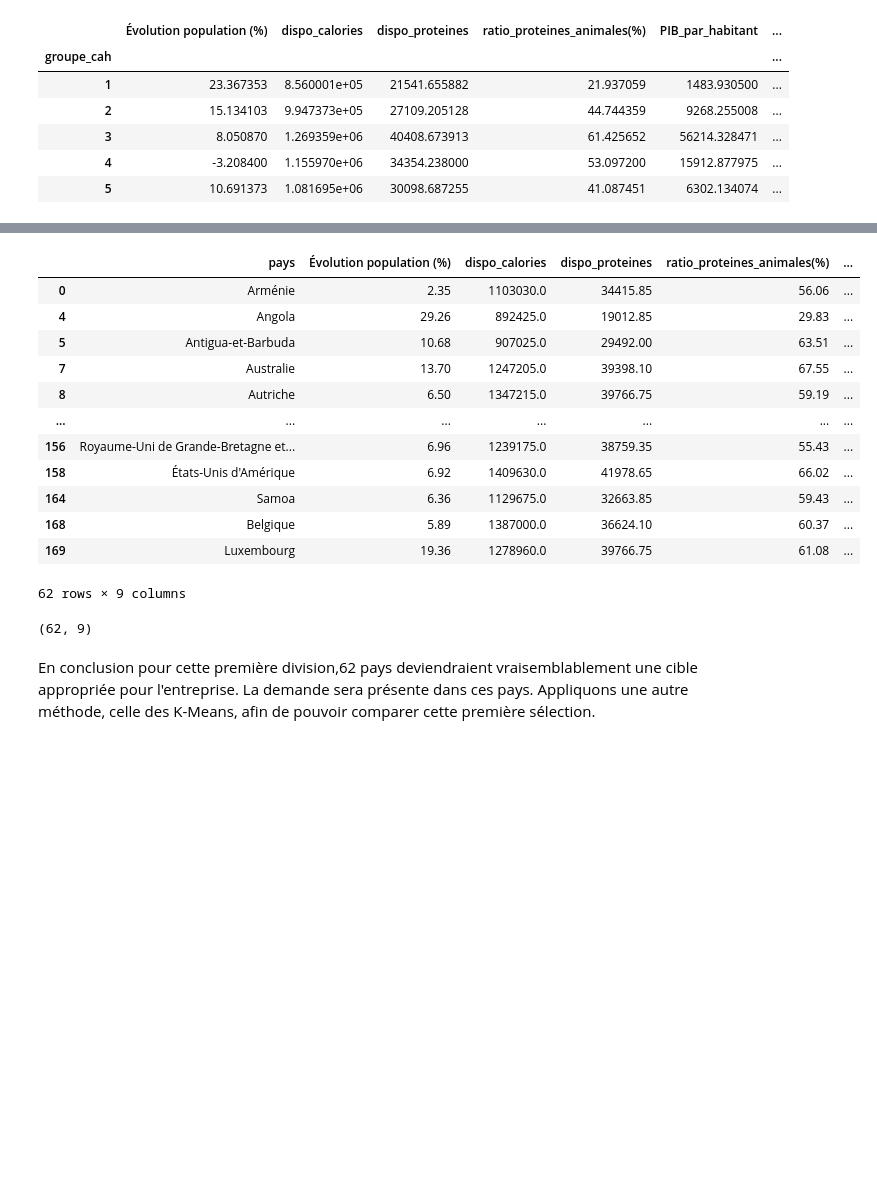
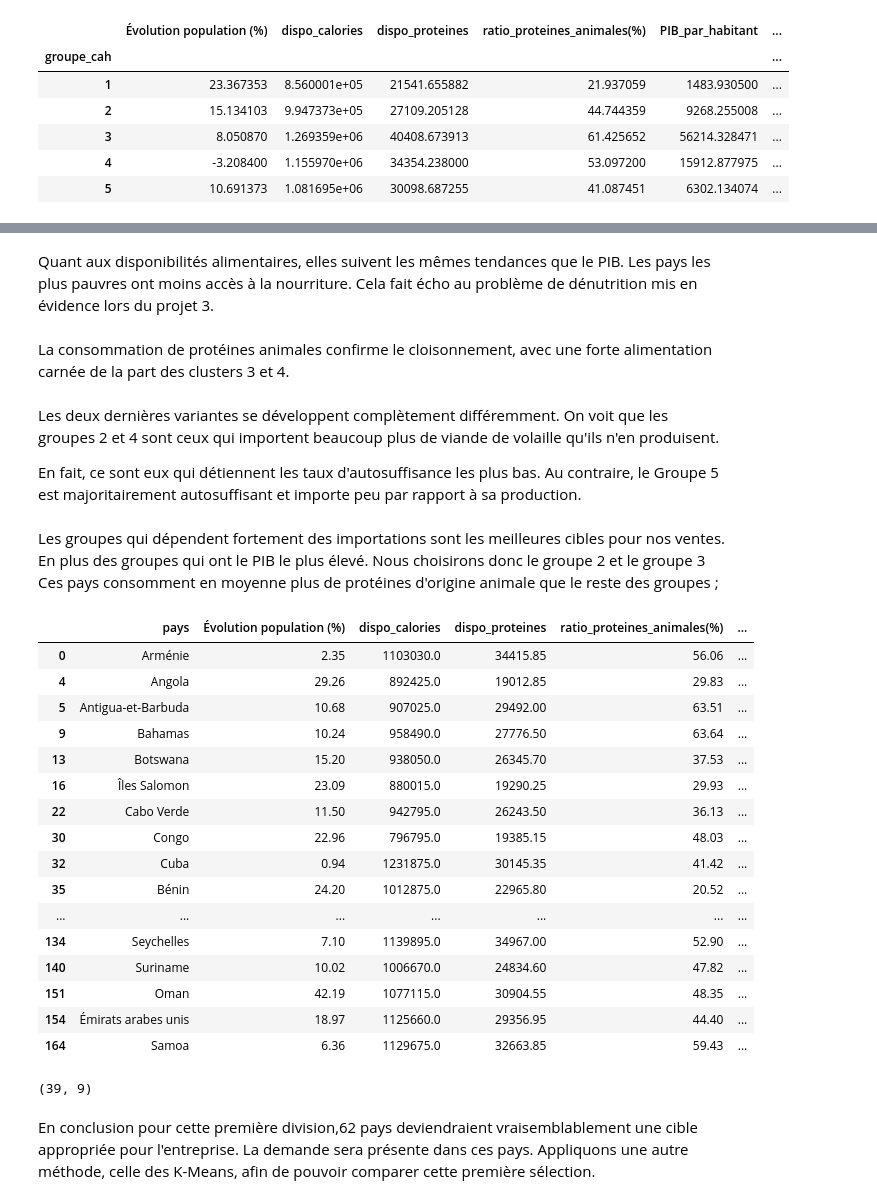
Before and after one commit to ROWAIDAK/ROWAIDAK-P5_Produisez-une-tude-de-march, a Jupyter notebook: P5_02_code.ipynb, the cells around one changed output, grey strips where cells are left out. Saved outputs shown, nothing was run; the diff lists cells and outputs as text; code cells hidden in the pictures; blank space fills up the shorter version.

```diff
--- a/P5_02_code.ipynb
+++ b/P5_02_code.ipynb
@@ -874,27 +890,44 @@ Ces pays consomment en moyenne plus de protéines d'origine animale que le reste
+# %% [markdown]
+Quant aux disponibilités alimentaires, elles suivent les mêmes tendances que le PIB. Les pays les plus pauvres ont moins accès à la nourriture. Cela fait écho au problème de dénutrition mis en évidence lors du projet 3.
+# %% [markdown]
+La consommation de protéines animales confirme le cloisonnement, avec une forte alimentation carnée de la part des clusters 3 et 4.
+# %% [markdown]
+Les deux dernières variantes se développent complètement différemment. On voit que les groupes 2   et 4 sont  ceux qui importent beaucoup plus de viande de volaille qu'ils n'en produisent.
+
+En fait, ce sont eux qui détiennent les taux d'autosuffisance les plus bas. Au contraire, le Groupe   5 est majoritairement autosuffisant et importe peu par rapport à sa production.
+# %% [markdown]
+Les groupes qui dépendent fortement des importations sont les meilleures cibles pour nos ventes.
+En plus des groupes qui ont le PIB le plus élevé.
+Nous choisirons donc le groupe 2 et le groupe 3
+Ces pays consomment en moyenne plus de protéines d'origine animale que le reste des groupes ;
 # %%
-df_select_pays_cah = df_groupes_cah[df_groupes_cah["groupe_cah"].isin([2,3]) == True]
+df_select_pays_cah = df_groupes_cah[df_groupes_cah["groupe_cah"].isin([2]) == True]
 
 df_select_pays_cah.to_csv('exports/df_select_pays_cah.csv', index=False)
 df_select_pays_cah.shape
 df_select_pays_cah
 # %% [output]
 |  | pays | Évolution population (%) | dispo_calories | dispo_proteines | ratio_proteines_animales(%) | ... |
 | 0 | Arménie | 2.35 | 1103030.0 | 34415.85 | 56.06 | ... |
 | 4 | Angola | 29.26 | 892425.0 | 19012.85 | 29.83 | ... |
 | 5 | Antigua-et-Barbuda | 10.68 | 907025.0 | 29492.00 | 63.51 | ... |
-| 7 | Australie | 13.70 | 1247205.0 | 39398.10 | 67.55 | ... |
-| 8 | Autriche | 6.50 | 1347215.0 | 39766.75 | 59.19 | ... |
+| 9 | Bahamas | 10.24 | 958490.0 | 27776.50 | 63.64 | ... |
+| 13 | Botswana | 15.20 | 938050.0 | 26345.70 | 37.53 | ... |
+| 16 | Îles Salomon | 23.09 | 880015.0 | 19290.25 | 29.93 | ... |
+| 22 | Cabo Verde | 11.50 | 942795.0 | 26243.50 | 36.13 | ... |
+| 30 | Congo | 22.96 | 796795.0 | 19385.15 | 48.03 | ... |
+| 32 | Cuba | 0.94 | 1231875.0 | 30145.35 | 41.42 | ... |
+| 35 | Bénin | 24.20 | 1012875.0 | 22965.80 | 20.52 | ... |
 | ... | ... | ... | ... | ... | ... | ... |
-| 156 | Royaume-Uni de Grande-Bretagne et... | 6.96 | 1239175.0 | 38759.35 | 55.43 | ... |
-| 158 | États-Unis d'Amérique | 6.92 | 1409630.0 | 41978.65 | 66.02 | ... |
+| 134 | Seychelles | 7.10 | 1139895.0 | 34967.00 | 52.90 | ... |
+| 140 | Suriname | 10.02 | 1006670.0 | 24834.60 | 47.82 | ... |
+| 151 | Oman | 42.19 | 1077115.0 | 30904.55 | 48.35 | ... |
+| 154 | Émirats arabes unis | 18.97 | 1125660.0 | 29356.95 | 44.40 | ... |
 | 164 | Samoa | 6.36 | 1129675.0 | 32663.85 | 59.43 | ... |
-| 168 | Belgique | 5.89 | 1387000.0 | 36624.10 | 60.37 | ... |
-| 169 | Luxembourg | 19.36 | 1278960.0 | 39766.75 | 61.08 | ... |
-62 rows × 9 columns
-# %%
-df_select_pays_cah.shape
-# %% [output]
-(62, 9)
+# %%
+df_select_pays_cah.shape
+# %% [output]
+(39, 9)
 # %% [markdown]
 En conclusion pour cette première division,62 pays deviendraient vraisemblablement une cible appropriée pour l'entreprise. La demande sera présente dans ces pays.
 Appliquons une autre méthode, celle des K-Means, afin de pouvoir comparer cette première sélection.
```
Also changed, not shown: parts of 75 cells of this notebook.
